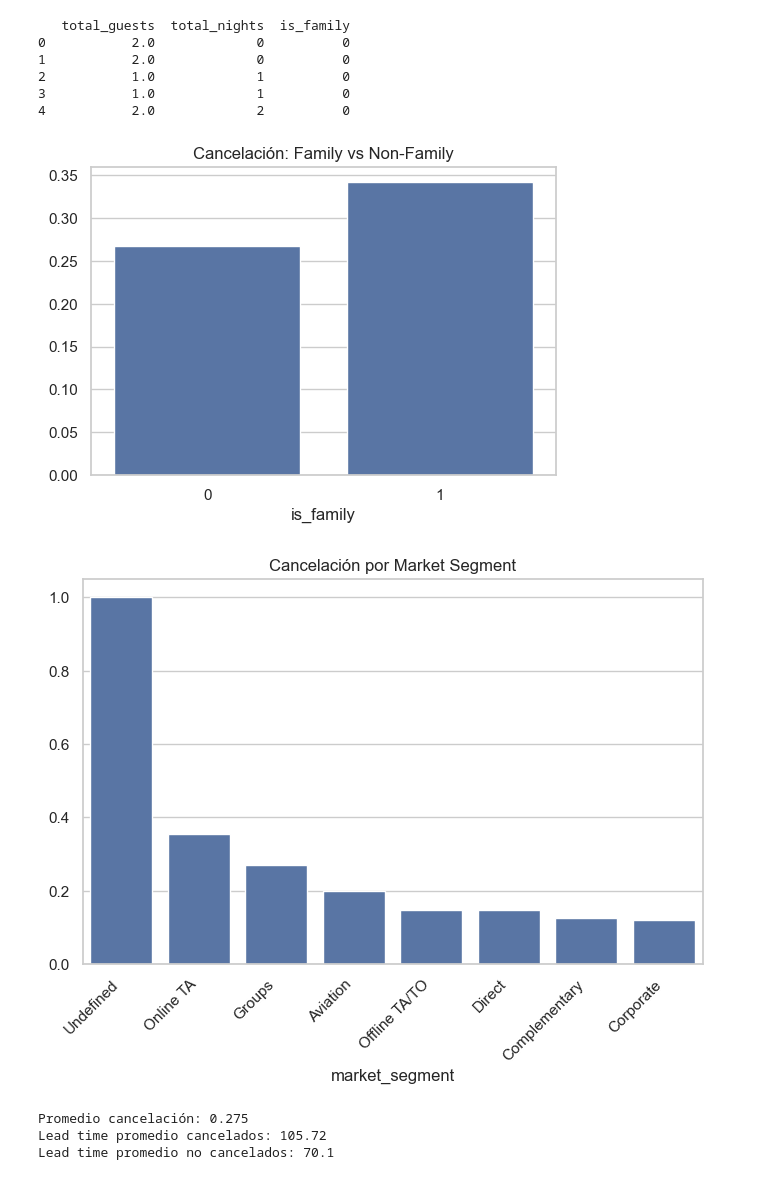
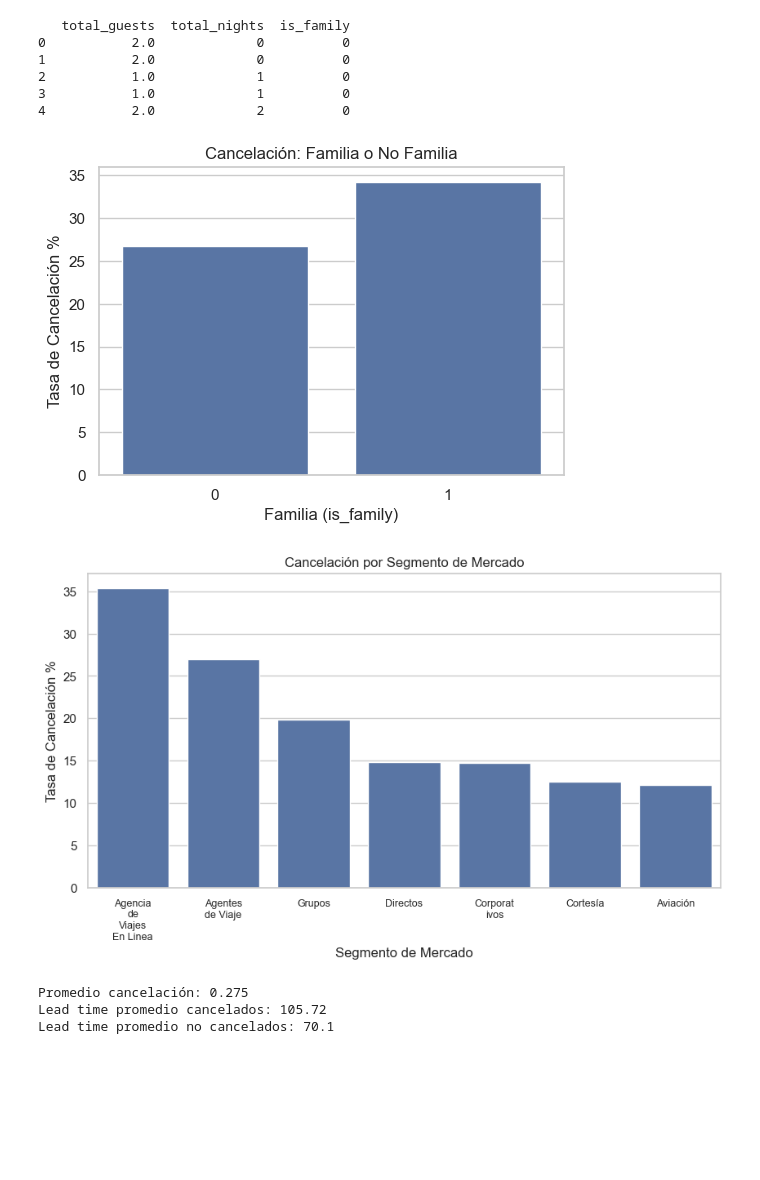
Before and after one commit to prvallejoz/ejercicio3-mcib-b, a Jupyter notebook: TAREA_3_GRUPO_7.ipynb, the cells around one changed output. Saved outputs shown, nothing was run; the diff lists cells and outputs as text; code cells hidden in the pictures; blank space fills up the shorter version.

```diff
--- a/TAREA_3_GRUPO_7.ipynb
+++ b/TAREA_3_GRUPO_7.ipynb
@@ -338,30 +348,40 @@ print(data[['total_guests','total_nights','is_family']].head())
 3           1.0             1          0
 4           2.0             2          0
 # %%
-# 17. CANCELACIÓN POR FAMILY BOOKING
+# 17. CANCELACIÓN POR RESERVAS FAMILIARES VS NO FAMILIARES
 
-family_cancel = data.groupby('is_family')['is_canceled'].mean()
+family_cancel = data.groupby('is_family')['is_canceled'].mean()*100
 
 plt.figure(figsize=(6,4))
 sns.barplot(x=family_cancel.index, y=family_cancel.values)
-plt.title("Cancelación: Family vs Non-Family")
+plt.title("Cancelación: Familia o No Familia")
+plt.xlabel("Familia (is_family)")
+plt.ylabel("Tasa de Cancelación %")
 plt.show()
 # %% [output]
-[figure, old version]
+[figure, new version]
 # %%
 
-# 18. TOP VARIABLES CATEGÓRICAS
-# Explorar market_segment
+# 18. ANALIZAR CANCELACIÓN POR SEGMENTO DE MERCADO
 
-seg = data.groupby('market_segment')['is_canceled'].mean().sort_values(ascending=False)
+import textwrap
 
-plt.figure(figsize=(8,5))
+
+seg = data[data['market_segment'] != 'Undefined'].groupby('market_segment')['is_canceled'].mean()*100
+seg = seg.sort_values(ascending=False)
+
+plt.figure(figsize=(10,5))
 sns.barplot(x=seg.index, y=seg.values)
-plt.xticks(rotation=45, ha='right')
-plt.title("Cancelación por Market Segment")
+plt.xticks(rotation=0, ha='center')
+plt.title("Cancelación por Segmento de Mercado")
+plt.ylabel("Tasa de Cancelación %")
+plt.xlabel("Segmento de Mercado")
+labels = ['Agencia de Viajes En Linea', 'Agentes de Viaje', 'Grupos', 'Directos', 'Corporativos', 'Cortesía', 'Aviación']
+labels_wrapped = [textwrap.fill(label, width=8) for label in labels]
+plt.xticks(ticks=[0,1,2,3,4,5,6], labels=labels_wrapped, fontsize=9)
 plt.show()
 # %% [output]
-[figure, old version]
+[figure, new version]
 # %%
 # 19. INSIGHTS
 
```
Also changed, not shown: parts of 6 cells of this notebook.
